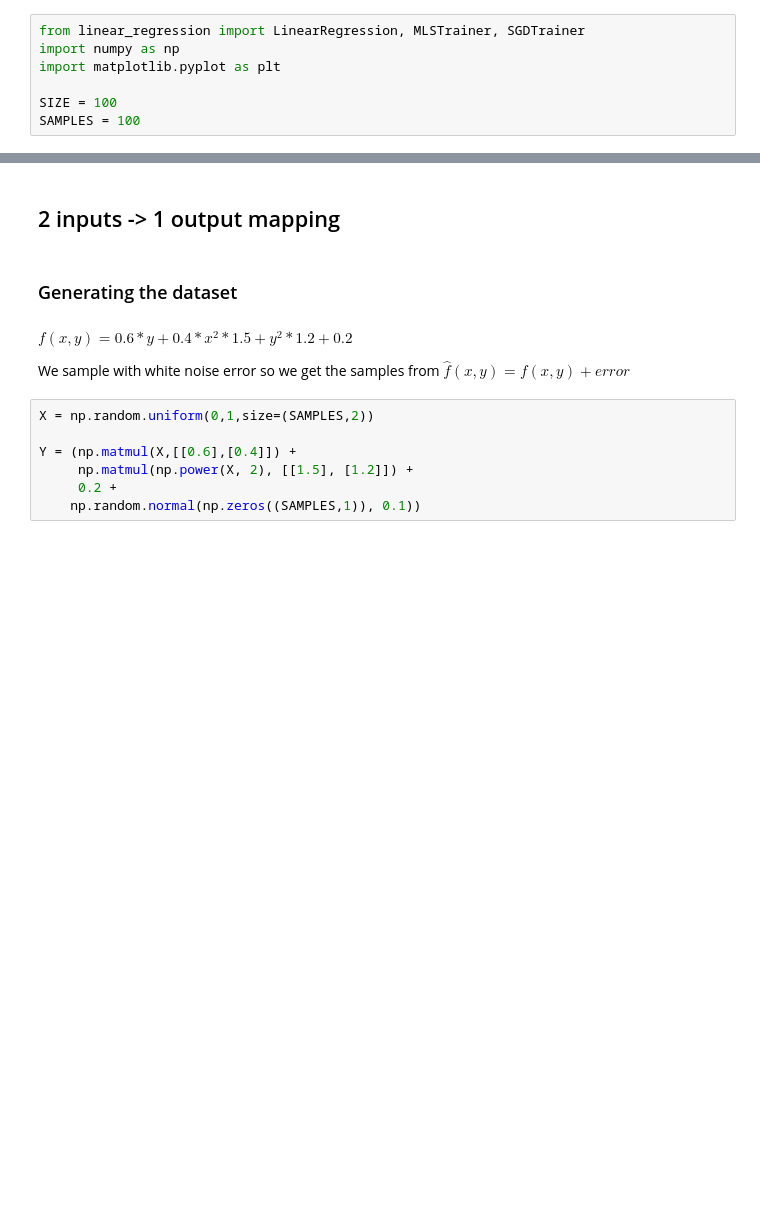
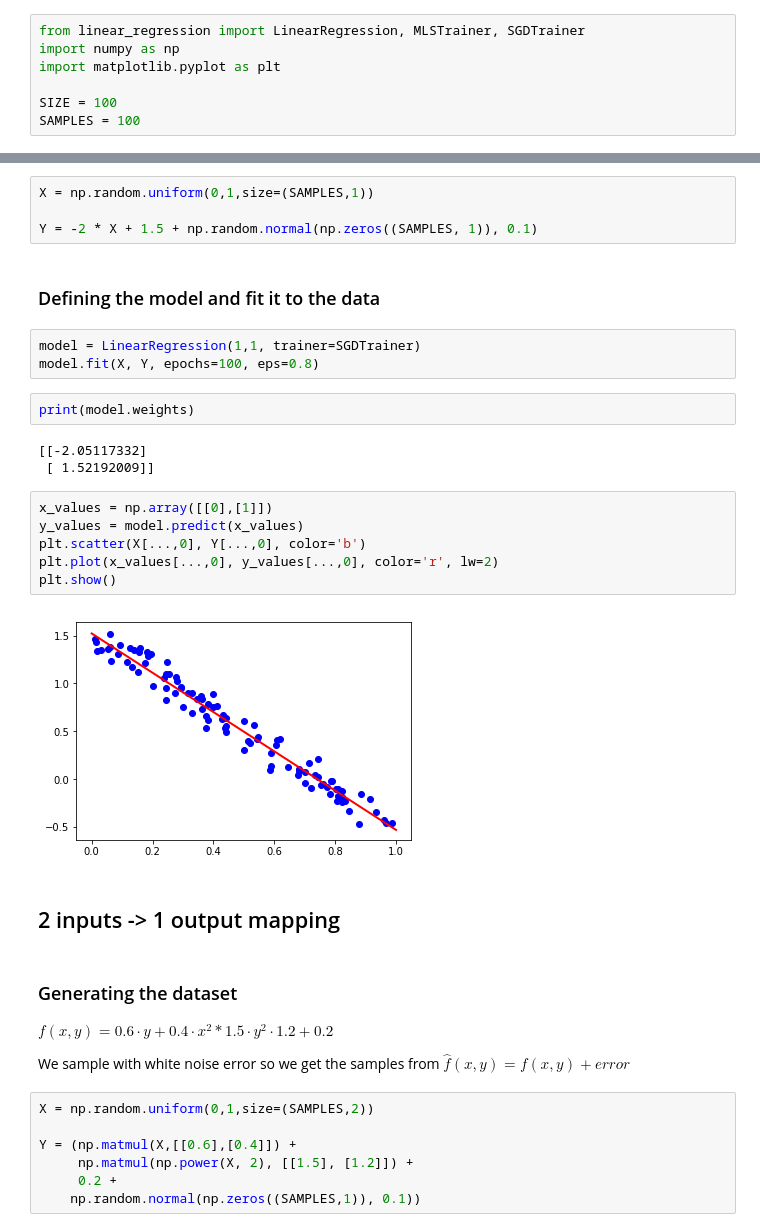
Before and after one commit to nirvguy/ml-algo, a Jupyter notebook: notebooks/Linear Regression.ipynb, the cells around one changed output, grey strips where cells are left out. Cells and saved outputs as stored; diff of their text form; blank space fills up the shorter version.

```diff
--- a/notebooks/Linear Regression.ipynb
+++ b/notebooks/Linear Regression.ipynb
@@ -8,9 +17,31 @@ SAMPLES = 100
+# %%
+X = np.random.uniform(0,1,size=(SAMPLES,1))
+
+Y = -2 * X + 1.5 + np.random.normal(np.zeros((SAMPLES, 1)), 0.1)
+# %% [markdown]
+### Defining the model and fit it to the data ###
+# %%
+model = LinearRegression(1,1, trainer=SGDTrainer)
+model.fit(X, Y, epochs=100, eps=0.8)
+# %%
+print(model.weights)
+# %% [output]
+[[-2.05117332]
+ [ 1.52192009]]
+# %%
+x_values = np.array([[0],[1]])
+y_values = model.predict(x_values)
+plt.scatter(X[...,0], Y[...,0], color='b')
+plt.plot(x_values[...,0], y_values[...,0], color='r', lw=2)
+plt.show()
+# %% [output]
+[figure, added]
 # %% [markdown]
 ## 2 inputs -> 1 output mapping ##
-# %% [markdown]
-### Generating the dataset ###
 # %% [markdown]
-$f(x,y) = 0.6 * y + 0.4 * x^2 * 1.5 + y^2 * 1.2 + 0.2$
+### Generating the dataset ###
+
+$f(x,y) = 0.6 \cdot y + 0.4 \cdot x^2 * 1.5 \cdot y^2 \cdot 1.2 + 0.2$
 
 We sample with white noise error so we get the samples from $\hat{f}(x,y) = f(x,y) + error$
 # %%
```
Also changed, not shown: parts of 4 cells of this notebook.
